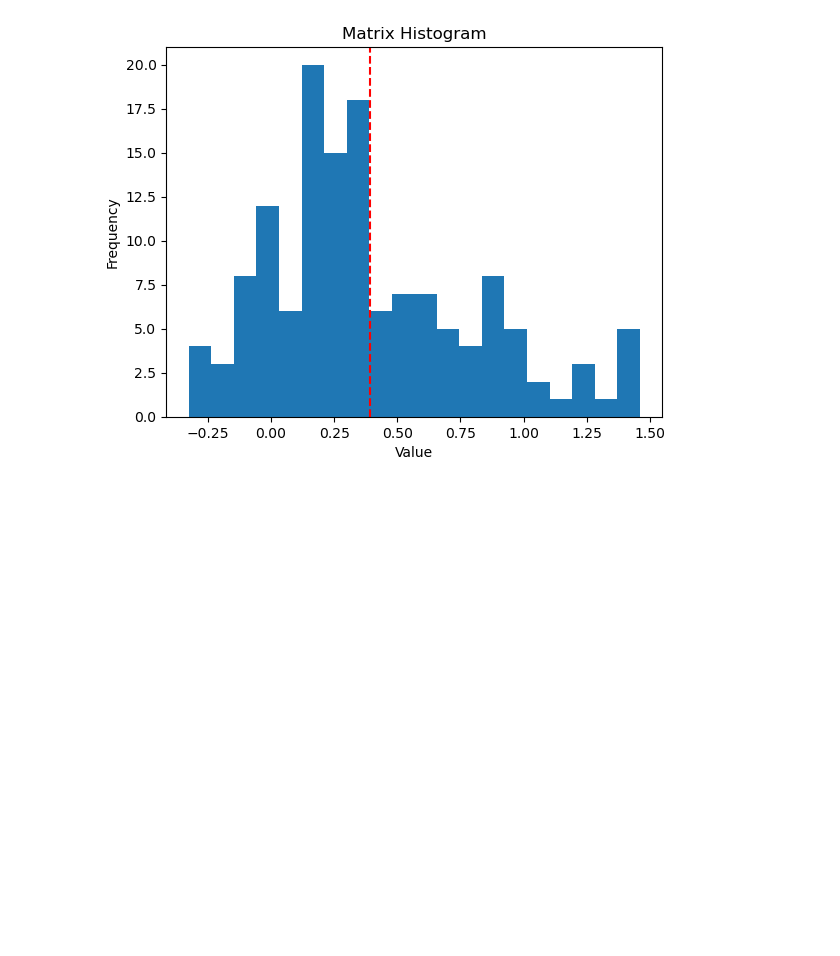
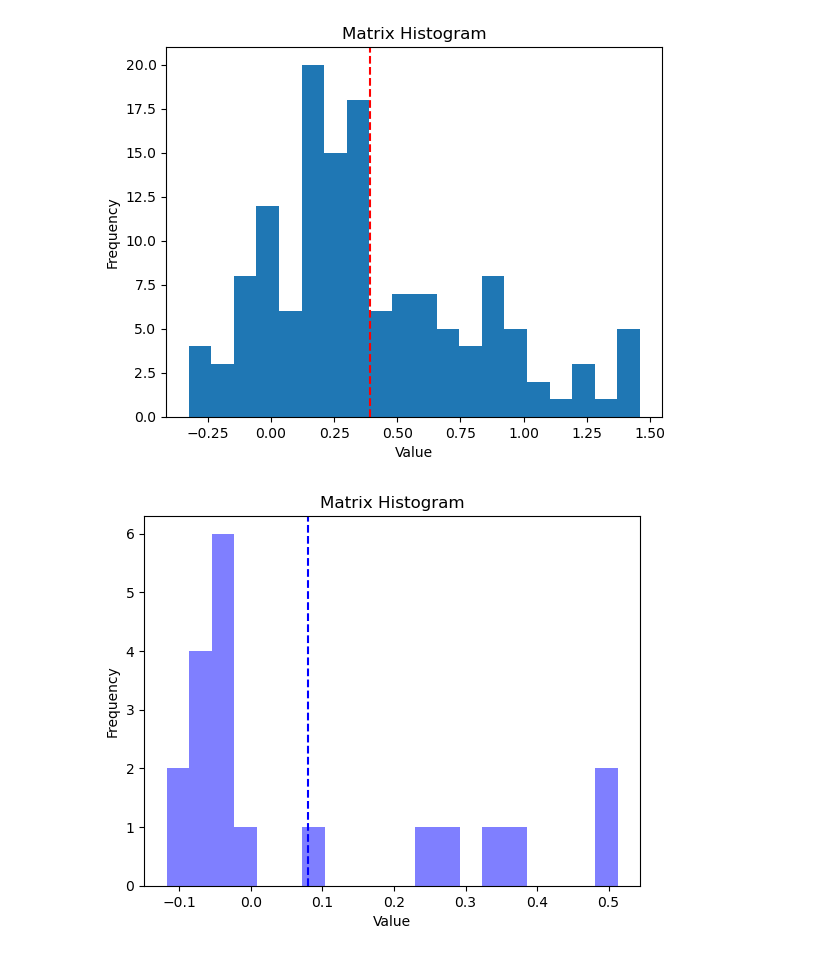
Before and after one commit to ThatBerra/thesis_AI4realnet_distributed, a Jupyter notebook: notebook.ipynb, the cells around one changed output. Saved outputs shown, nothing was run; the diff lists cells and outputs as text; code cells hidden in the pictures; blank space fills up the shorter version.

```diff
--- a/notebook.ipynb
+++ b/notebook.ipynb
@@ -314,3 +312,6 @@ with open('case_14_actions.npy', 'wb') as f:
+# %%
+with open('case_14_actions.npy', 'rb') as f:
+    ami = np.load(f)
 # %%
 cmi = np.array(cmi).flatten()
 cmi = cmi[cmi != 0]
@@ -327,0 +331,39 @@ plt.show()
+# %%
+with open(f'case14_sub{sub}_mi_1k.npy', 'rb') as f:
+    reg_mi = np.load(f)
+
+with open(f'case14_sub{sub}_shuffledMI.npy', 'rb') as f:
+    shuffled_mi = np.load(f)
+# %%
+reg_mi = reg_mi[:, 21]
+# %%
+mi = np.array(reg_mi).flatten()
+mi = mi[mi != 0]
+mean = np.mean(mi)
+
+
+plt.hist(mi, bins=20, color='blue', alpha=0.5, label='original')
+plt.xlabel("Value")
+plt.ylabel("Frequency")
+plt.axvline(x=mean, color='blue', linestyle='--')
+plt.title("Matrix Histogram")
+
+'''diff = reg_mi - shuffled_mi
+mi_ = np.array(diff).flatten()
+mi_ = mi_[mi_ != 0]
+thresh = np.quantile(mi_, .70)
+mean_ = np.mean(mi_)
+
+
+plt.hist(mi_, bins=20, color='orange', alpha=0.5, label='unbiased')
+plt.xlabel("Value")
+plt.ylabel("Frequency")
+#plt.axvline(x=thresh, color='green', linestyle='--')
+plt.axvline(x=mean_, color='orange', linestyle='--')
+plt.legend(['original', 'original_mean', 'unbiased', 'unbiased_mean'])
+plt.title("Single column histogram")'''
+
+
+plt.show()
+# %% [output]
+[figure, added]
```
Also changed, not shown: parts of 29 cells of this notebook, 1 other file.
